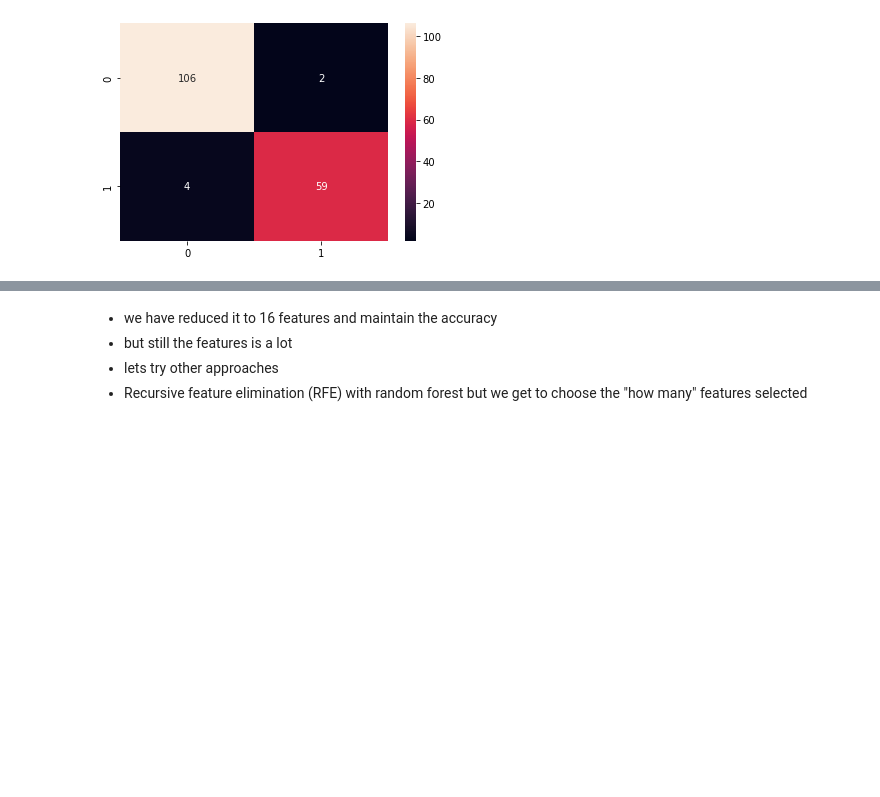
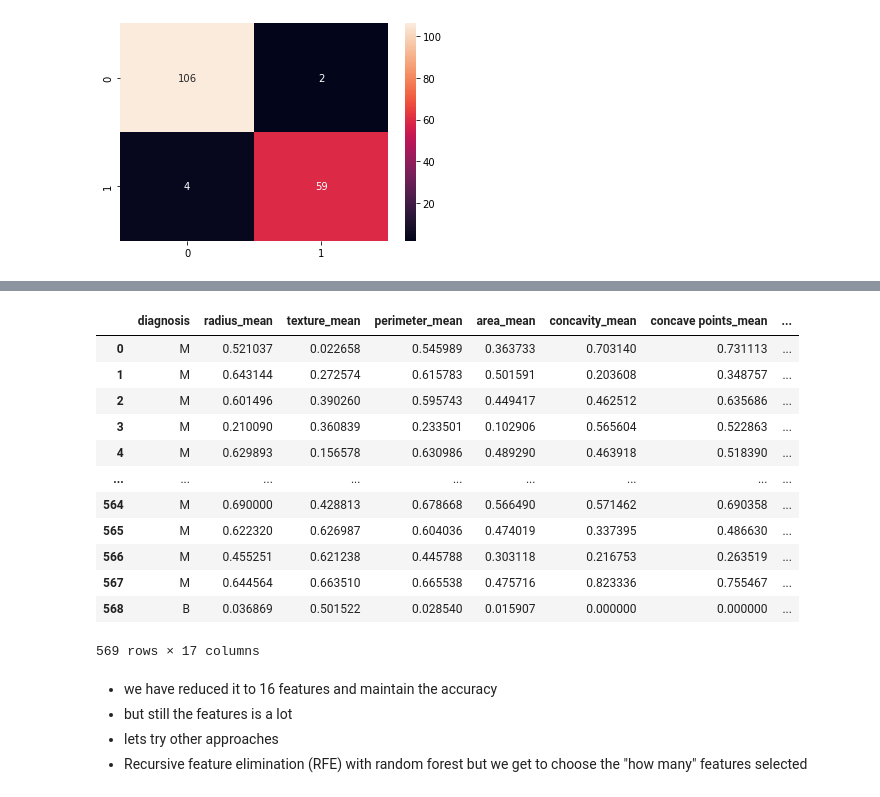
Before and after one commit to sam23121/Breast_cancer, a Jupyter notebook: notebooks/EDA.ipynb, the cells around one changed output, grey strips where cells are left out. Saved outputs shown, nothing was run; the diff lists cells and outputs as text; code cells hidden in the pictures; blank space fills up the shorter version.

```diff
--- a/notebooks/EDA.ipynb
+++ b/notebooks/EDA.ipynb
@@ -122,8 +208,8 @@ from sklearn.ensemble import RandomForestClassifier
 from sklearn.metrics import f1_score,confusion_matrix
 from sklearn.metrics import accuracy_score
 
-y = data['diagnosis']
-X = data.drop('diagnosis', axis = 1)
+y = df['diagnosis']
+X = df.drop('diagnosis', axis = 1)
 
 # split data train 70 % and test 30 %
 x_train, x_test, y_train, y_test = train_test_split(X, y, test_size=0.3, random_state=42)
@@ -178,0 +284,17 @@ Accuracy is:  0.9590643274853801
+# %%
+df = pd.concat([pd.DataFrame(y), new_x], axis=1)
+df
+# %% [output]
+|  | diagnosis | radius_mean | texture_mean | perimeter_mean | area_mean | concavity_mean | concave points_mean | ... |
+| 0 | M | 0.521037 | 0.022658 | 0.545989 | 0.363733 | 0.703140 | 0.731113 | ... |
+| 1 | M | 0.643144 | 0.272574 | 0.615783 | 0.501591 | 0.203608 | 0.348757 | ... |
+| 2 | M | 0.601496 | 0.390260 | 0.595743 | 0.449417 | 0.462512 | 0.635686 | ... |
+| 3 | M | 0.210090 | 0.360839 | 0.233501 | 0.102906 | 0.565604 | 0.522863 | ... |
+| 4 | M | 0.629893 | 0.156578 | 0.630986 | 0.489290 | 0.463918 | 0.518390 | ... |
+| ... | ... | ... | ... | ... | ... | ... | ... | ... |
+| 564 | M | 0.690000 | 0.428813 | 0.678668 | 0.566490 | 0.571462 | 0.690358 | ... |
+| 565 | M | 0.622320 | 0.626987 | 0.604036 | 0.474019 | 0.337395 | 0.486630 | ... |
+| 566 | M | 0.455251 | 0.621238 | 0.445788 | 0.303118 | 0.216753 | 0.263519 | ... |
+| 567 | M | 0.644564 | 0.663510 | 0.665538 | 0.475716 | 0.823336 | 0.755467 | ... |
+| 568 | B | 0.036869 | 0.501522 | 0.028540 | 0.015907 | 0.000000 | 0.000000 | ... |
+569 rows × 17 columns
```
Also changed, not shown: parts of 26 cells of this notebook, 3 other files.
